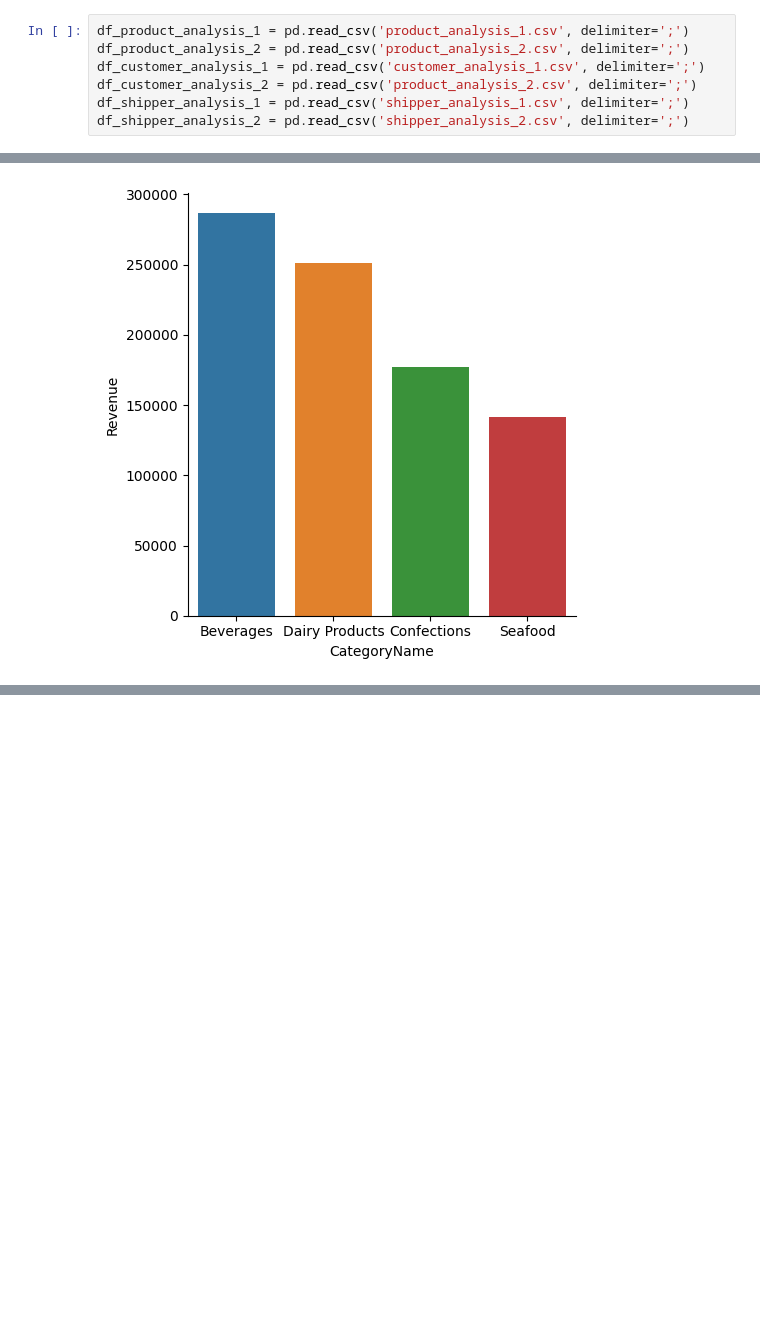
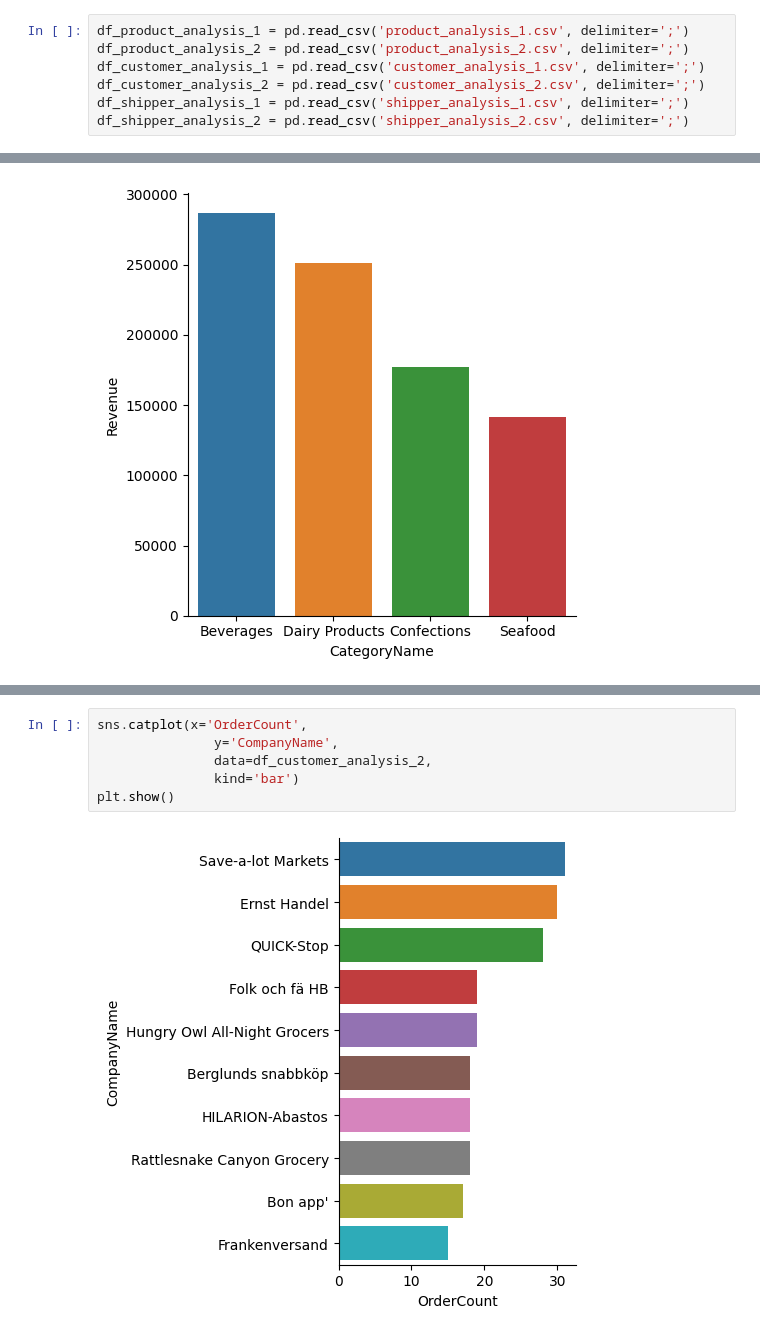
Before and after one commit to adrn-mm/DSLS_Mini-Project-DE_Adrian-Maulana-Muhammad, a Jupyter notebook: case-study/data-viz.ipynb, the cells around one changed output, grey strips where cells are left out. Drawn from its saved outputs; the diff is of its cells as text; blank space fills up the shorter version.

```diff
--- a/case-study/data-viz.ipynb
+++ b/case-study/data-viz.ipynb
@@ -6,6 +6,6 @@ import seaborn as sns
 df_product_analysis_1 = pd.read_csv('product_analysis_1.csv', delimiter=';')
 df_product_analysis_2 = pd.read_csv('product_analysis_2.csv', delimiter=';')
 df_customer_analysis_1 = pd.read_csv('customer_analysis_1.csv', delimiter=';')
-df_customer_analysis_2 = pd.read_csv('product_analysis_2.csv', delimiter=';')
+df_customer_analysis_2 = pd.read_csv('customer_analysis_2.csv', delimiter=';')
 df_shipper_analysis_1 = pd.read_csv('shipper_analysis_1.csv', delimiter=';')
 df_shipper_analysis_2 = pd.read_csv('shipper_analysis_2.csv', delimiter=';')
@@ -32,0 +59,8 @@ plt.show()
+# %%
+sns.catplot(x='OrderCount',
+               y='CompanyName',
+               data=df_customer_analysis_2,
+               kind='bar')
+plt.show()
+# %% [output]
+[figure, added]
```
Also changed, not shown: parts of 4 cells of this notebook, 1 other file.
